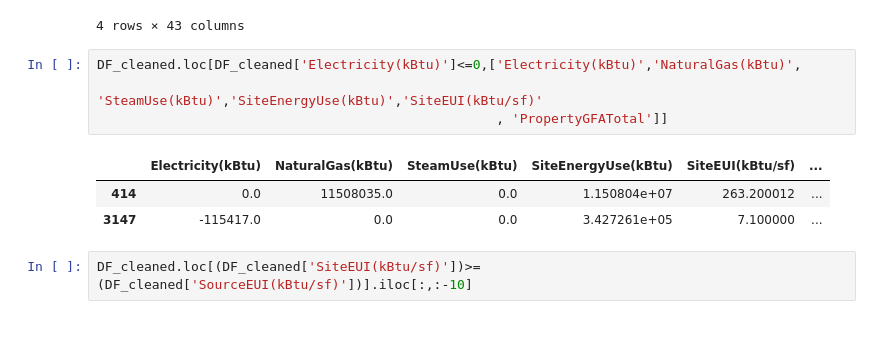
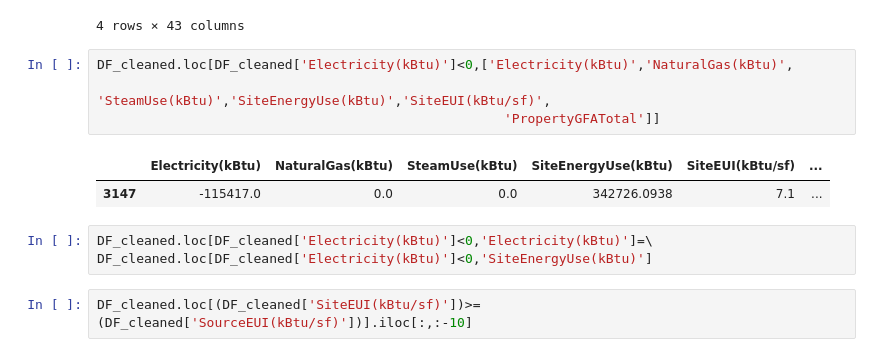
Before and after one commit to EP-portfolio/PROJET_4, a Jupyter notebook: PROJET_4.ipynb, the cells around one changed output. Drawn from its saved outputs; the diff is of its cells as text; blank space fills up the shorter version.

```diff
--- a/PROJET_4.ipynb
+++ b/PROJET_4.ipynb
@@ -1158,13 +1106,15 @@ DF_cleaned.loc[(DF_cleaned['NumberofBuildings']==0) &
 | 3097 | 45287 | Nonresidential COS | Other | Medgar Evers Pool | 500 23 Ave E | 98122.0 | ... |
 4 rows × 43 columns
 # %%
-DF_cleaned.loc[DF_cleaned['Electricity(kBtu)']<=0,['Electricity(kBtu)','NaturalGas(kBtu)',
-                                                   'SteamUse(kBtu)','SiteEnergyUse(kBtu)','SiteEUI(kBtu/sf)'
-                                                   , 'PropertyGFATotal']]
+DF_cleaned.loc[DF_cleaned['Electricity(kBtu)']<0,['Electricity(kBtu)','NaturalGas(kBtu)',
+                                                   'SteamUse(kBtu)','SiteEnergyUse(kBtu)','SiteEUI(kBtu/sf)',
+                                                    'PropertyGFATotal']]
 # %% [output]
 |  | Electricity(kBtu) | NaturalGas(kBtu) | SteamUse(kBtu) | SiteEnergyUse(kBtu) | SiteEUI(kBtu/sf) | ... |
-| 414 | 0.0 | 11508035.0 | 0.0 | 1.150804e+07 | 263.200012 | ... |
-| 3147 | -115417.0 | 0.0 | 0.0 | 3.427261e+05 | 7.100000 | ... |
+| 3147 | -115417.0 | 0.0 | 0.0 | 342726.0938 | 7.1 | ... |
+# %%
+DF_cleaned.loc[DF_cleaned['Electricity(kBtu)']<0,'Electricity(kBtu)']=\
+DF_cleaned.loc[DF_cleaned['Electricity(kBtu)']<0,'SiteEnergyUse(kBtu)']
 # %%
 DF_cleaned.loc[(DF_cleaned['SiteEUI(kBtu/sf)'])>=(DF_cleaned['SourceEUI(kBtu/sf)'])].iloc[:,:-10]
 # %% [output]
```
Also changed, not shown: parts of 16 cells of this notebook.
